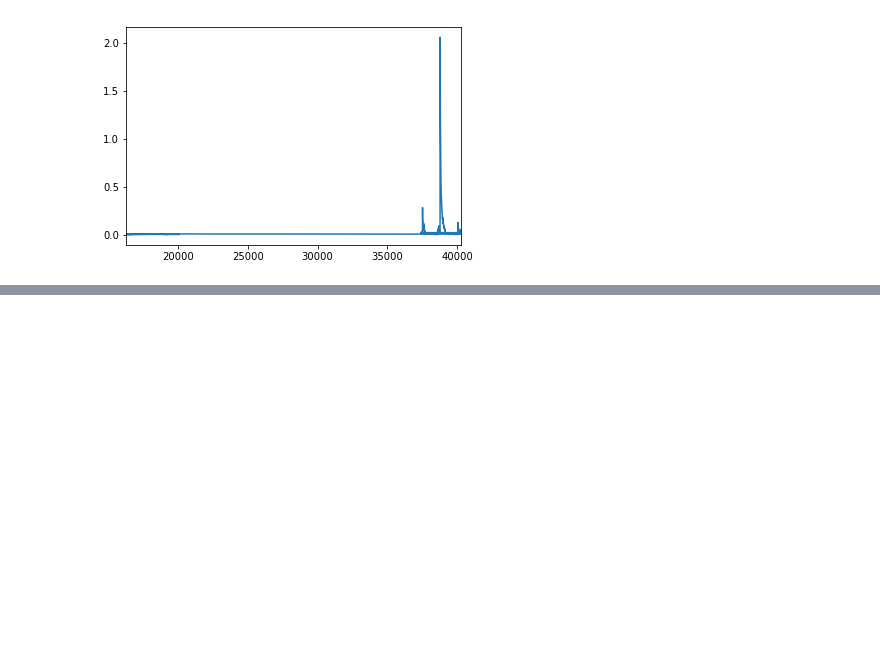
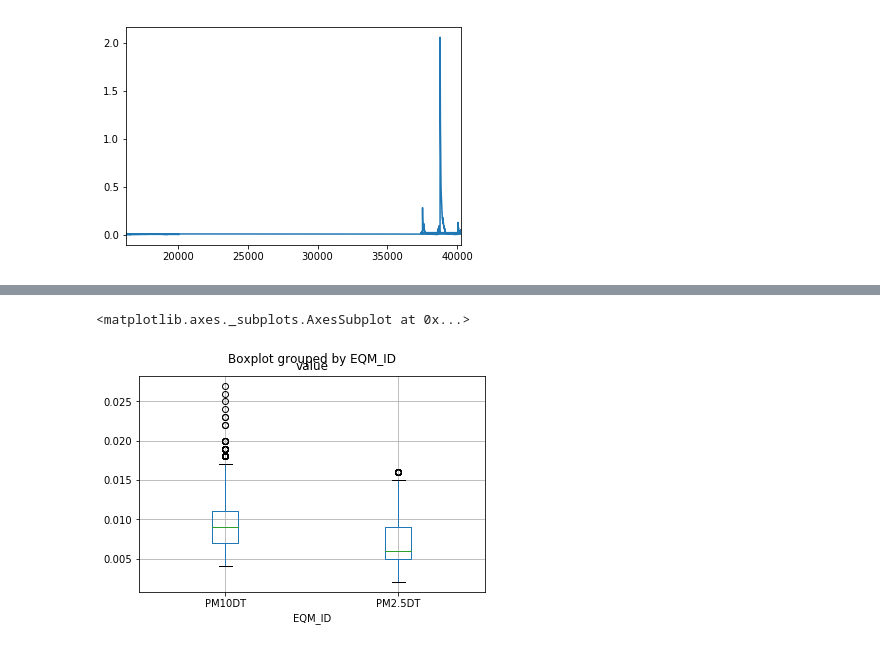
Before and after one commit to SKOMOBO/data_analysis, a Jupyter notebook: notebooks/analysis.ipynb, the cells around one changed output, grey strips where cells are left out. Saved outputs shown, nothing was run; the diff lists cells and outputs as text; code cells hidden in the pictures; blank space fills up the shorter version.

```diff
--- a/notebooks/analysis.ipynb
+++ b/notebooks/analysis.ipynb
@@ -53,0 +93,5 @@ Qtrack = data[data["EQM_ID"] == "SKOMOBO"]
+# %%
+data[data["EQM_ID"].isin(['PM10DT', 'PM2.5DT'])].boxplot(column = "value", by="EQM_ID")
+# %% [output]
+<matplotlib.axes._subplots.AxesSubplot at 0x...>
+[figure, added]
```
Also changed, not shown: parts of 17 cells of this notebook.
